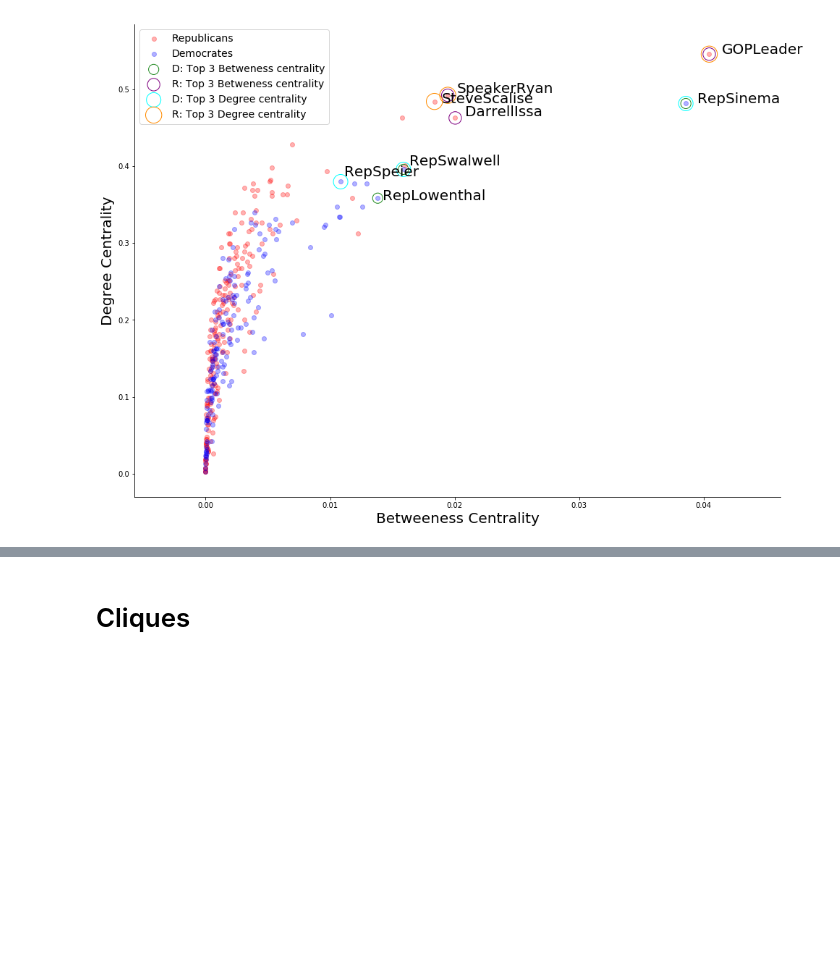
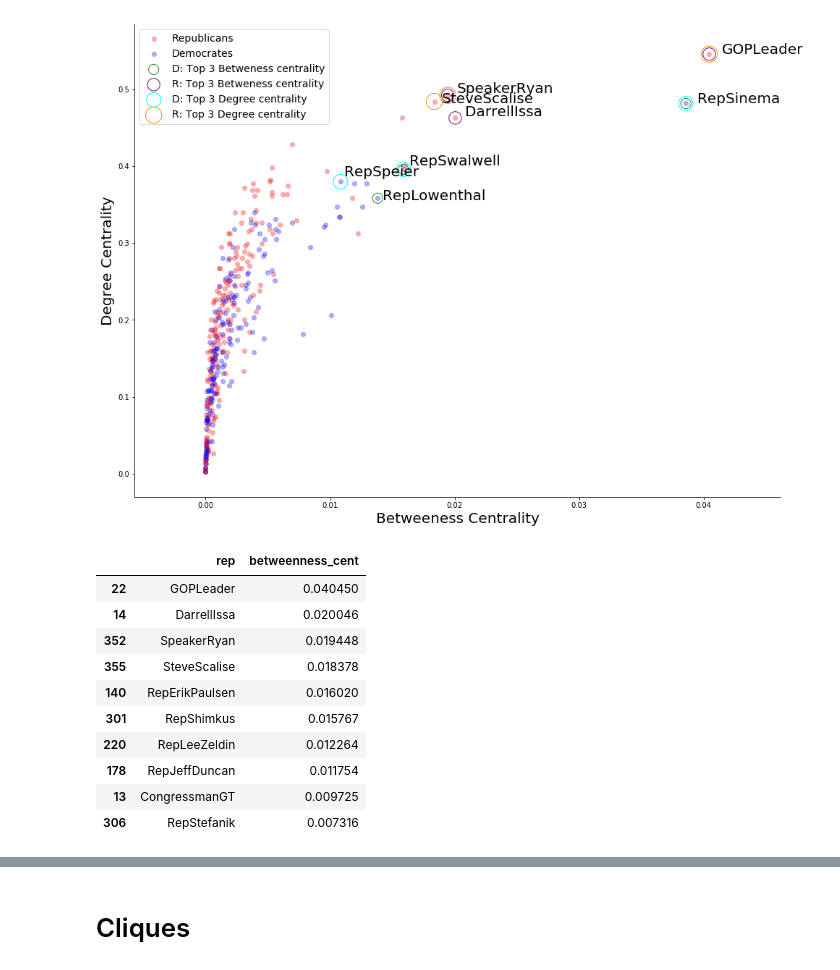
Before and after one commit to philippschmalen/Project_tsds, a Jupyter notebook: Simon/network_all_data.ipynb, the cells around one changed output, grey strips where cells are left out. Cells and saved outputs as stored; diff of their text form; code cells hidden in the pictures; blank space fills up the shorter version.

```diff
--- a/Simon/network_all_data.ipynb
+++ b/Simon/network_all_data.ipynb
@@ -407,3 +413,18 @@ plt.savefig('party_net_BC_DC_scatter.pdf', bbox_inches="tight")
 plt.show()
 # %% [output]
 [figure]
+# %%
+# top 10 reps BC
+net_stats[net_stats["party"]=="R"][["rep","betweenness_cent"]].sort_values("betweenness_cent", ascending = False).head(10)
+# %% [output]
+|  | rep | betweenness_cent |
+| 22 | GOPLeader | 0.040450 |
+| 14 | DarrellIssa | 0.020046 |
+| 352 | SpeakerRyan | 0.019448 |
+| 355 | SteveScalise | 0.018378 |
+| 140 | RepErikPaulsen | 0.016020 |
+| 301 | RepShimkus | 0.015767 |
+| 220 | RepLeeZeldin | 0.012264 |
+| 178 | RepJeffDuncan | 0.011754 |
+| 13 | CongressmanGT | 0.009725 |
+| 306 | RepStefanik | 0.007316 |
```
Also changed, not shown: parts of 17 cells of this notebook.
